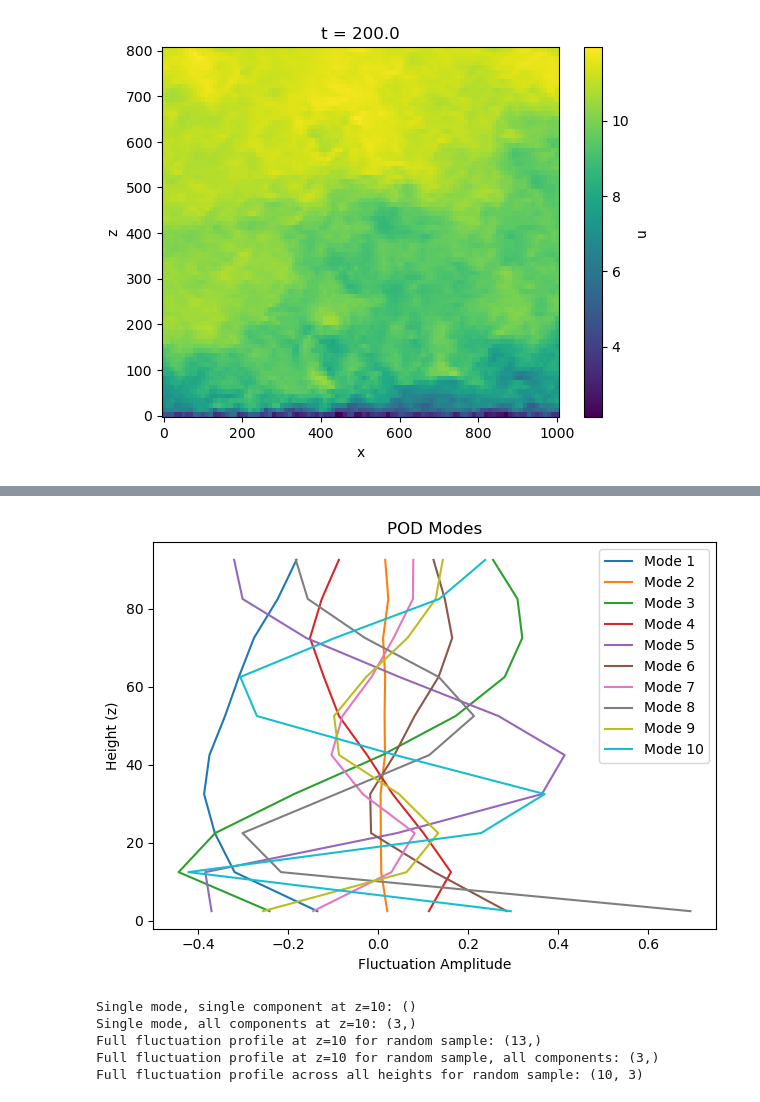
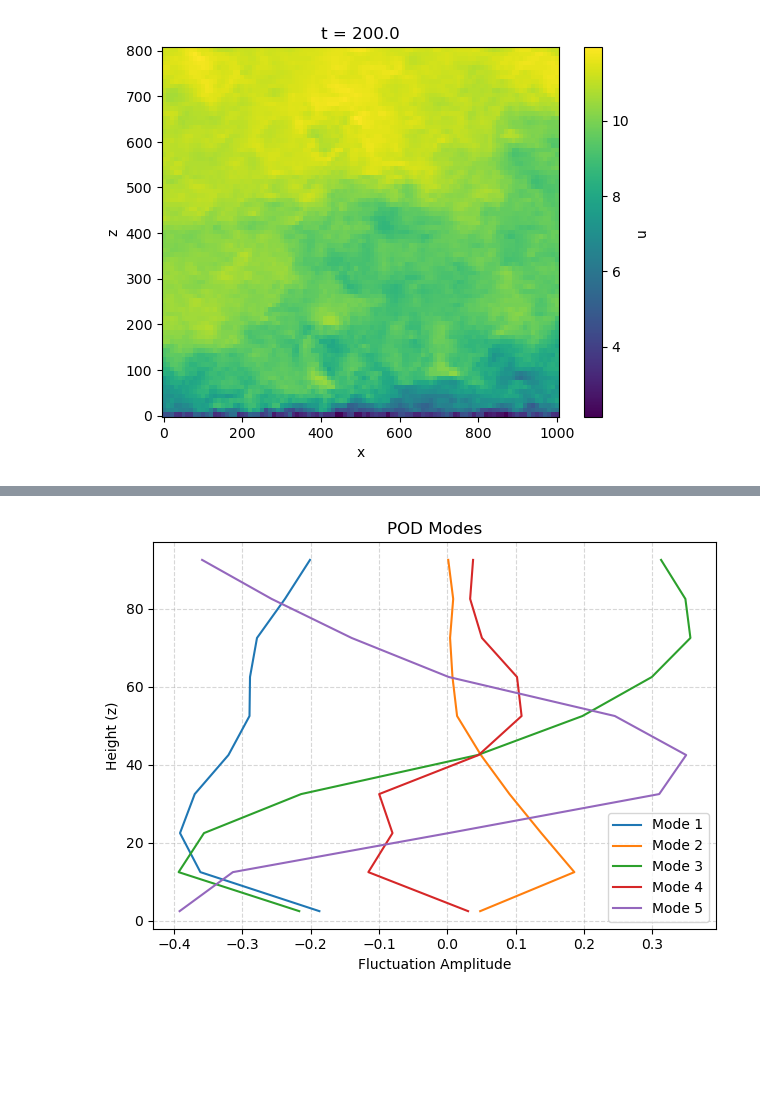
Before and after one commit to JacobManniche/Bachelor_legeplads, a Jupyter notebook: LES/fluctuation.ipynb, the cells around one changed output, grey strips where cells are left out. Cells and saved outputs as stored; diff of their text form; code cells hidden in the pictures; blank space fills up the shorter version.

Commit message:
quick fix

```diff
--- a/LES/fluctuation.ipynb
+++ b/LES/fluctuation.ipynb
@@ -68,6 +68,7 @@ def plot_pod_modes(phi, z_coords, n_modes=10):
     plt.title('POD Modes')
     plt.xlabel('Fluctuation Amplitude')
     plt.ylabel('Height (z)')
+    plt.grid(True, which='both', linestyle='--', alpha=0.5)
     plt.legend()
     plt.tight_layout()
     plt.show()
@@ -123,6 +124,10 @@ def create_pod_library(ds, threshold=0.9):
     # Reshape from (n_modes, n_samples) to (n_modes, n_t, n_x)
     coeffs_flat = coeffs.reshape(n_modes, n_t*n_x)
 
+    plt.scatter(coeffs_flat[0, :], coeffs_flat[1, :], alpha=0.1)
+    plt.xlabel('a_1')
+    plt.ylabel('a_2')
+    plt.show()
 
     # 6. Build Functional Objects (The "Clean Interface")
 
@@ -132,7 +137,6 @@ def create_pod_library(ds, threshold=0.9):
     # coeffs_func((t, x)) -> returns (n_modes,)
     coeffs_func = interp1d(samples, coeffs_flat, axis=1, bounds_error=False, fill_value="extrapolate")
 
-    eigvals_total = S**2 / (n_samples - 1)
 
     plot_pod_modes(modes_func, z_coords, n_modes=n_modes)
 
@@ -140,7 +144,7 @@ def create_pod_library(ds, threshold=0.9):
     pod_lib = {
         'modes': modes_func,           # Callable
         'coeffs': coeffs_func,         # Callable
-        'eigvals': eigvals_total[:n_modes], # Needed for backscaling in the solver
+        'sigma': S[:n_modes],          # for modes correlation and scaling
         'n_modes': n_modes,
         'energy_threshold': threshold,
         'z_coords': z_coords,
@@ -150,5 +154,5 @@ def create_pod_library(ds, threshold=0.9):
         'w_mean_profile': w_mean
     }
 
-    joblib.dump(pod_lib, 'pod_library.joblib', compress=3)
+    #joblib.dump(pod_lib, 'pod_library.joblib', compress=3)
     return pod_lib
@@ -155,8 +163,8 @@ def create_pod_library(ds, threshold=0.9):
 # %%
 try:
-    pod_lib = joblib.load('pod_library.joblib')
+    pod_lib = joblib.load('pod_library2.joblib')
     print("POD library loaded from file.")
 except FileNotFoundError:
     print("File not found. Creating new POD library.")
-    pod_lib = create_pod_library(ds.sel(z=slice(0, 100)), threshold=0.9)
+    pod_lib = create_pod_library(ds.sel(z=slice(0, 100), x=slice(50, 50)), threshold=0.9)
 # %% [output]
@@ -164,38 +175,4 @@ POD library loaded from file.
 # %%
-plot_pod_modes(pod_lib['modes'], pod_lib['z_coords'], n_modes=10)
+plot_pod_modes(pod_lib['modes'], pod_lib['z_coords'], n_modes=5)
 # %% [output]
-[figure, old version]
+[figure, new version]
-# %%
-## QUICK GUIDE TO USING THE POD LIBRARY
-##
-a = pod_lib['coeffs']
-phi = pod_lib['modes']
-ran_n = np.random.choice(pod_lib['samples'], size=1)[0]
-z = 10
-
-# get the first mode's u component at z=10 for the random sample
-u_1 = a(ran_n)[0] * phi(z)[0,0]
-
-# get the first mode's full component at z=10 for the random sample
-U_1 = a(ran_n)[0] * phi(z)[0]
-
-# get all modes' u component at z=10 for the random sample
-u_N = a(ran_n) * phi(z)[:,0]
-
-# get the full fluctuation profile at z=10 for the random sample, all components
-U_N = a(ran_n) @ phi(z)
-
-# get the full fluctuation profile across all heights for the random sample
-U_N_all = a(ran_n) @ phi(np.arange(10)).reshape(10,13, 3)
-
-print("Single mode, single component at z=10:", u_1.shape)
-print("Single mode, all components at z=10:", U_1.shape)
-print("Full fluctuation profile at z=10 for random sample:", u_N.shape)
-print("Full fluctuation profile at z=10 for random sample, all components:", U_N.shape)
-print("Full fluctuation profile across all heights for random sample:", U_N_all.shape)
-# %% [output]
-Single mode, single component at z=10: ()
-Single mode, all components at z=10: (3,)
-Full fluctuation profile at z=10 for random sample: (13,)
-Full fluctuation profile at z=10 for random sample, all components: (3,)
-Full fluctuation profile across all heights for random sample: (10, 3)
```
Also changed, not shown: parts of 15 cells of this notebook, 3 other files.
